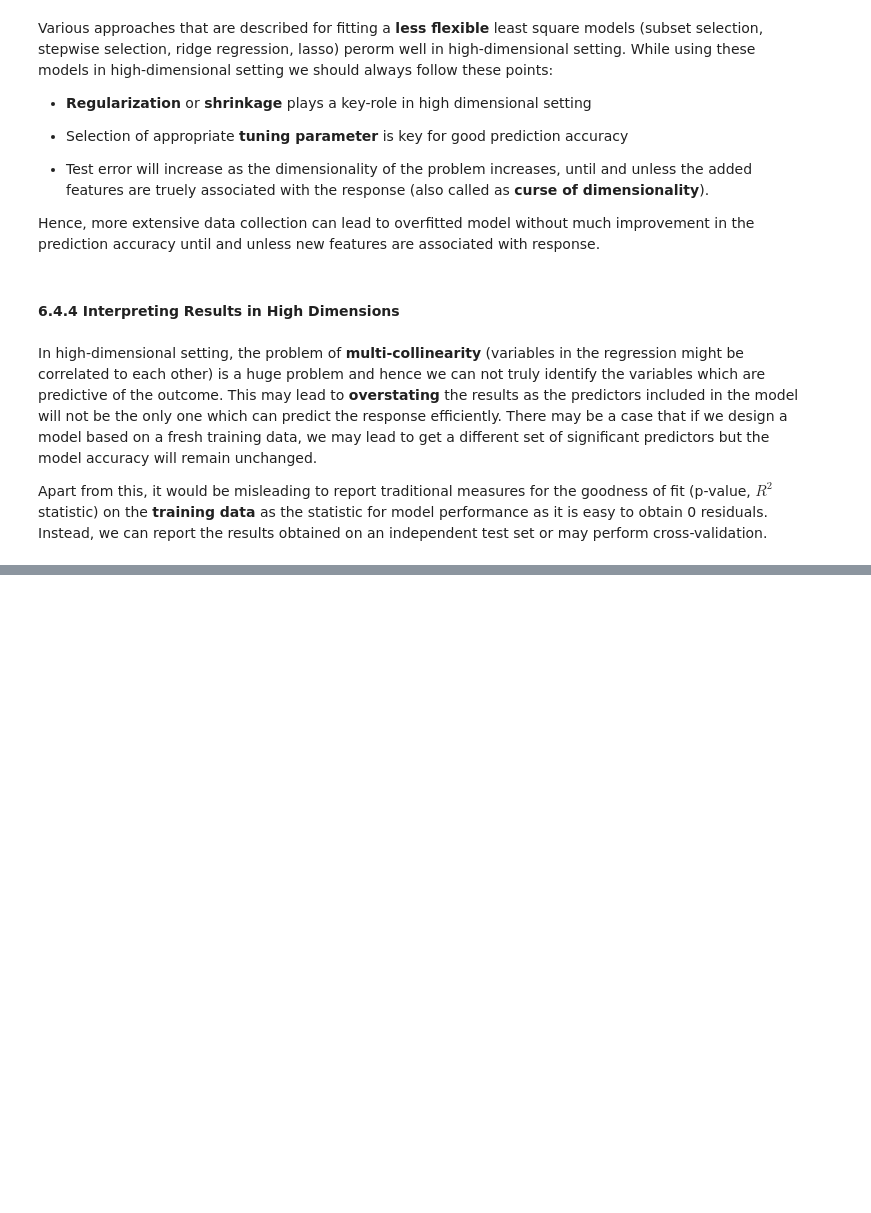
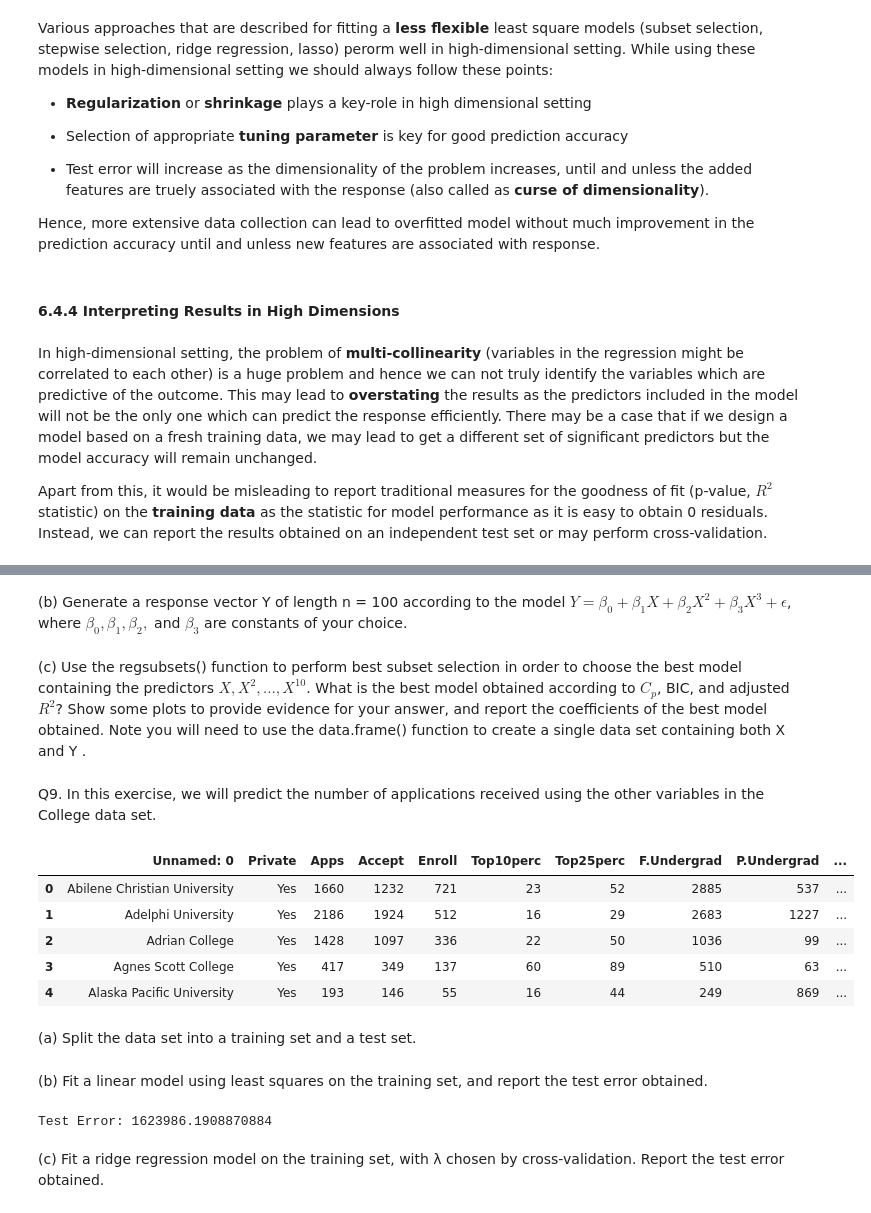
Before and after one commit to amitrajan012/Introduction-to-Statistical-Learning, a Jupyter notebook: Linear Model Selection and Regularization.ipynb, the cells around one changed output, grey strips where cells are left out. Cells and saved outputs as stored; diff of their text form; code cells hidden in the pictures; blank space fills up the shorter version.

```diff
--- a/Linear Model Selection and Regularization.ipynb
+++ b/Linear Model Selection and Regularization.ipynb
@@ -277,0 +509,2 @@ Apart from this, it would be misleading to report traditional measures for the g
+# %% [markdown]
+(b) Generate a response vector Y of length n = 100 according to the model $Y = β_0 + β_1X + β_2X^2 + β_3X^3 + \epsilon$, where $β_0, β_1, β_2,$ and $β_3$ are constants of your choice.
@@ -277,0 +518,18 @@ Apart from this, it would be misleading to report traditional measures for the g
+# %% [markdown]
+(c) Use the regsubsets() function to perform best subset selection in order to choose the best model containing the predictors $X,X^2, . . ., X^{10}$. What is the best model obtained according to $C_p$, BIC, and adjusted $R^2$? Show some plots to provide evidence for your answer, and report the coefficients of the best model obtained. Note you will need to use the data.frame() function to create a single data set containing both X and Y .
+# %% [markdown]
+Q9. In this exercise, we will predict the number of applications received using the other variables in the College data set.
+# %%
+import pandas as pd
+
+college = pd.read_csv("data/College.csv")
+college.head()
+# %% [output]
+|  | Unnamed: 0 | Private | Apps | Accept | Enroll | Top10perc | Top25perc | F.Undergrad | P.Undergrad | ... |
+| 0 | Abilene Christian University | Yes | 1660 | 1232 | 721 | 23 | 52 | 2885 | 537 | ... |
+| 1 | Adelphi University | Yes | 2186 | 1924 | 512 | 16 | 29 | 2683 | 1227 | ... |
+| 2 | Adrian College | Yes | 1428 | 1097 | 336 | 22 | 50 | 1036 | 99 | ... |
+| 3 | Agnes Scott College | Yes | 417 | 349 | 137 | 60 | 89 | 510 | 63 | ... |
+| 4 | Alaska Pacific University | Yes | 193 | 146 | 55 | 16 | 44 | 249 | 869 | ... |
+# %% [markdown]
+(a) Split the data set into a training set and a test set.
@@ -277,0 +542,15 @@ Apart from this, it would be misleading to report traditional measures for the g
+# %% [markdown]
+(b) Fit a linear model using least squares on the training set, and report the test error obtained.
+# %%
+from sklearn.linear_model import LinearRegression
+from sklearn.metrics import mean_squared_error
+
+model = LinearRegression(fit_intercept=True)
+model.fit(train.drop(['Name', 'Apps'], axis=1), train['Apps'])
+predictions = model.predict(test.drop(['Name', 'Apps'], axis=1))
+
+print("Test Error: " +str(mean_squared_error(test['Apps'], predictions)))
+# %% [output]
+Test Error: 1623986.1908870884
+# %% [markdown]
+(c) Fit a ridge regression model on the training set, with λ chosen by cross-validation. Report the test error obtained.
```
Also changed, not shown: parts of 16 cells of this notebook.
